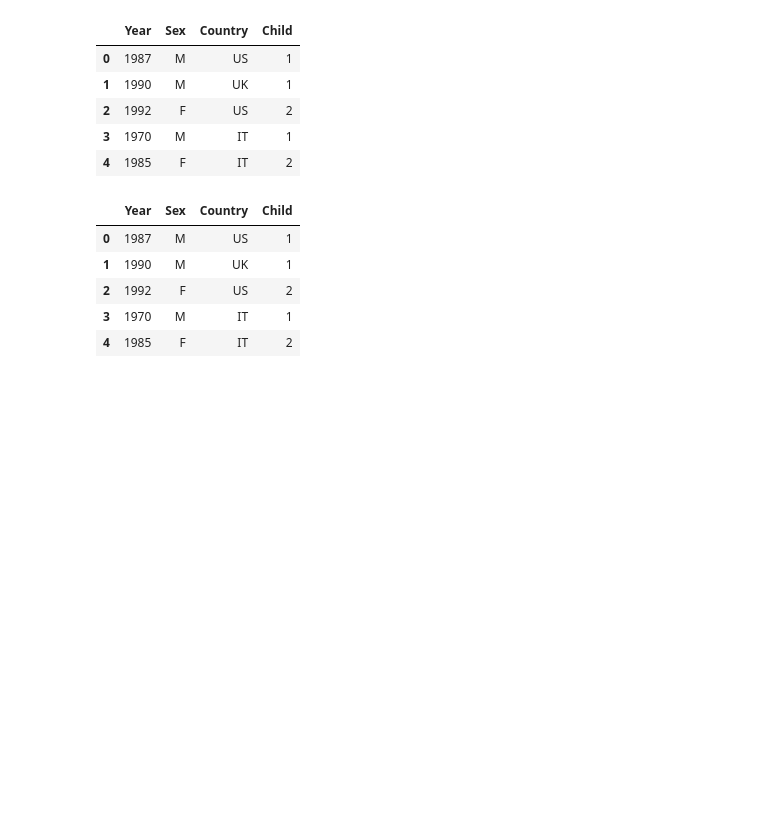
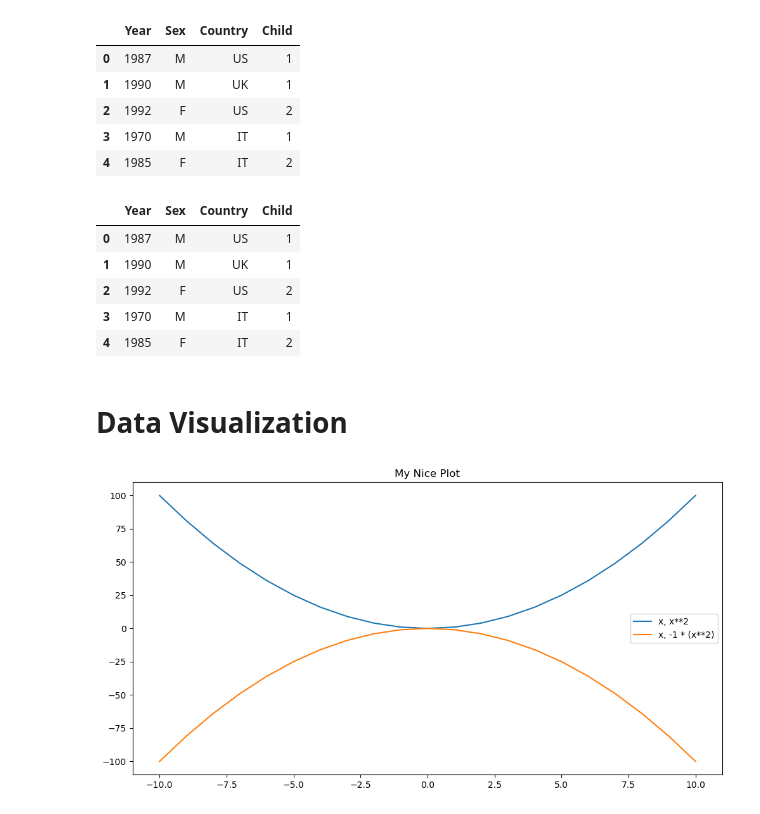
Before and after one commit to kayamui/Develhope_Project, a Jupyter notebook: Workout_PANDAS.ipynb, the cells around one changed output. Drawn from its saved outputs; the diff is of its cells as text; code cells hidden in the pictures; blank space fills up the shorter version.

```diff
--- a/Workout_PANDAS.ipynb
+++ b/Workout_PANDAS.ipynb
@@ -2432,3 +2432,5 @@ df
 | 2 | 1992 | F | US | 2 |
 | 3 | 1970 | M | IT | 1 |
 | 4 | 1985 | F | IT | 2 |
+# %% [markdown]
+# Data Visualization
@@ -2434,0 +2444,10 @@ df
+# %%
+x = np.arange(-10,11)
+plt.figure(figsize=(12,6))
+plt.title("My Nice Plot")
+plt.plot(x, x**2, label="x, x**2")
+plt.plot(x, -1 * (x**2), label="x, -1 * (x**2)")
+plt.legend()
+plt.show()
+# %% [output]
+[figure, added]
```
Also changed, not shown: parts of 2 cells of this notebook, 2 other files.
